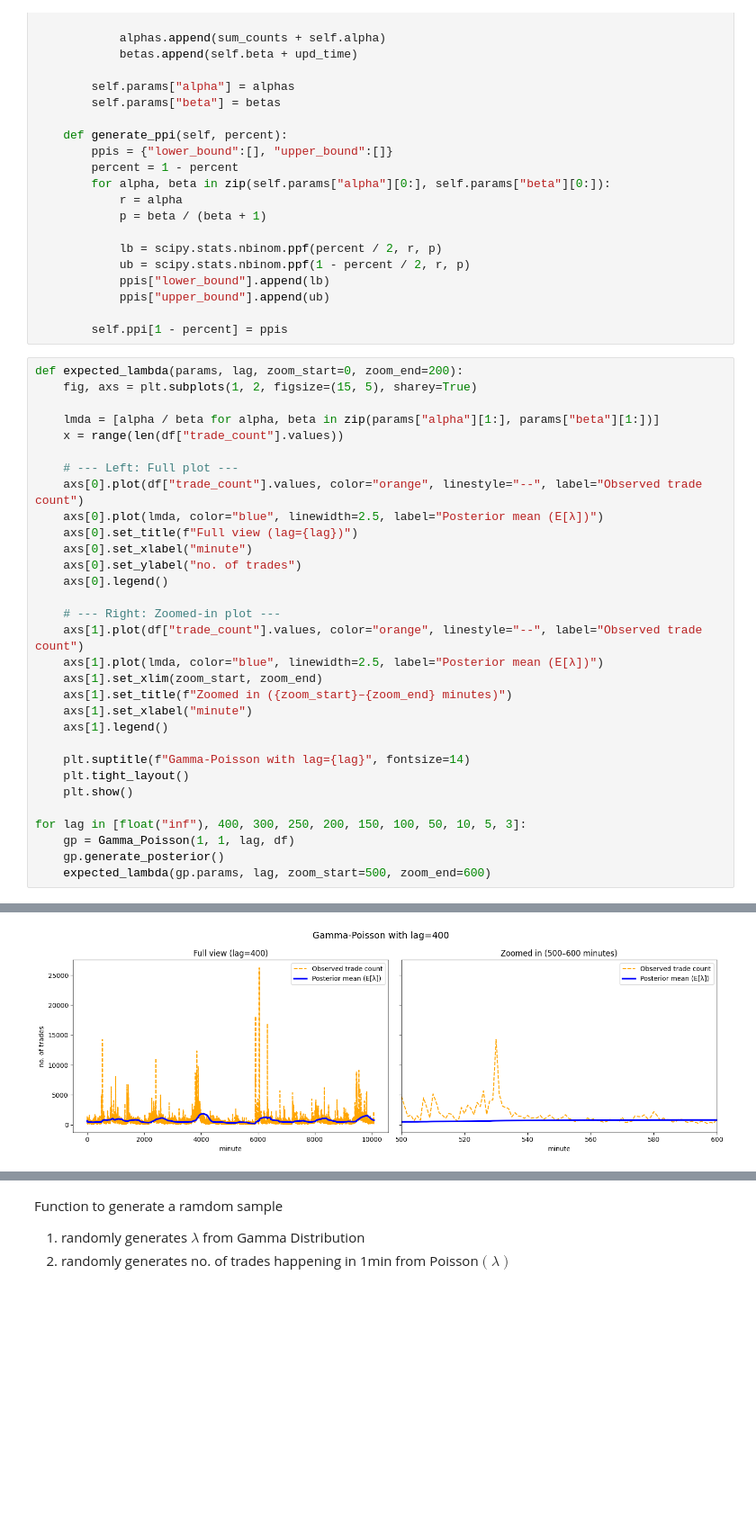
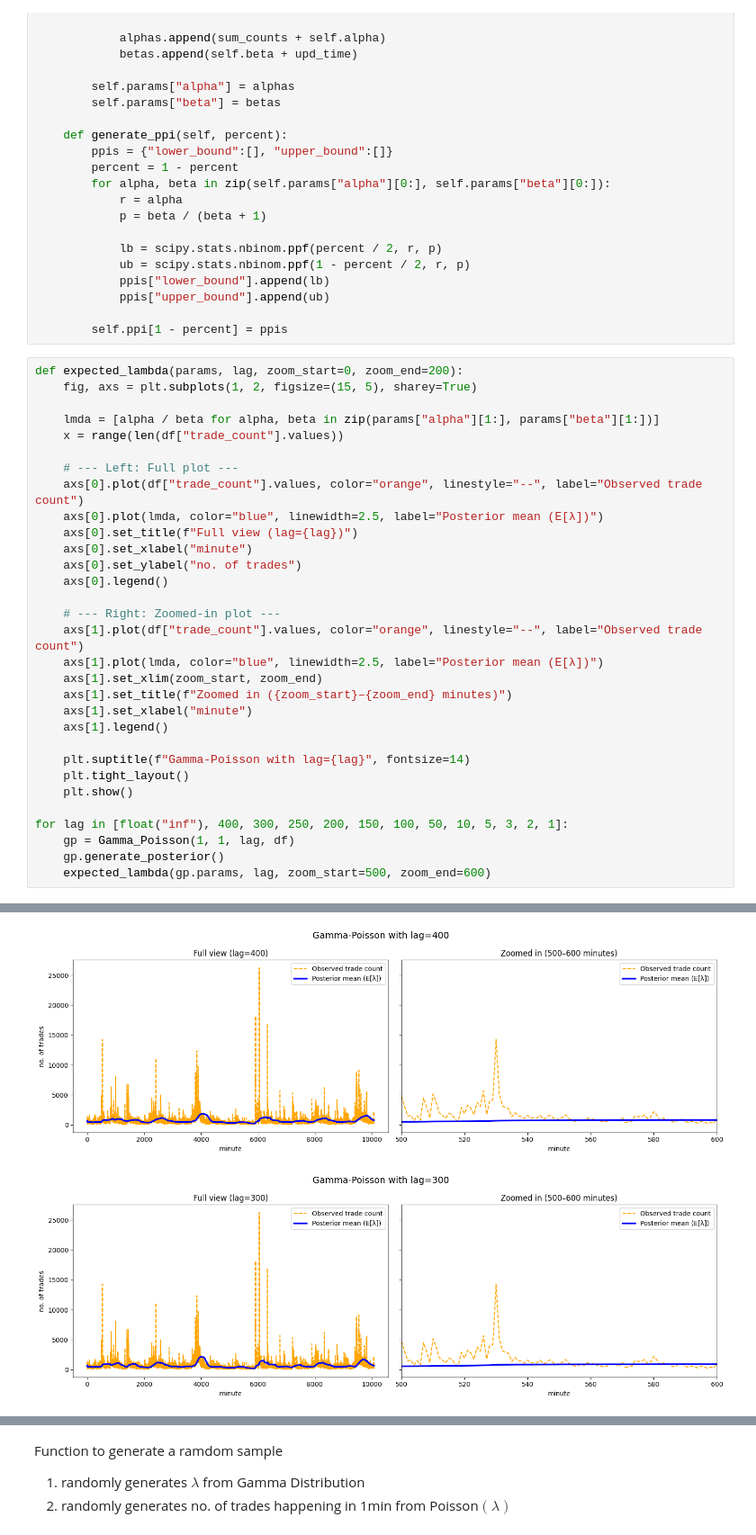
Before and after one commit to Zen-Nightshade/Crypto-Trade-Analysis, a Jupyter notebook: notebooks/Count_Bayesian_Modeling.ipynb, the cells around one changed output, grey strips where cells are left out. Shown at 90% size. Cells and saved outputs as stored; diff of their text form; blank space fills up the shorter version.

Commit message:
Updated plots

```diff
--- a/notebooks/Count_Bayesian_Modeling.ipynb
+++ b/notebooks/Count_Bayesian_Modeling.ipynb
@@ -142,31 +142,32 @@ def expected_lambda(params, lag, zoom_start=0, zoom_end=200):
 
     lmda = [alpha / beta for alpha, beta in zip(params["alpha"][1:], params["beta"][1:])]
     x = range(len(df["trade_count"].values))
 
     # --- Left: Full plot ---
     axs[0].plot(df["trade_count"].values, color="orange", linestyle="--", label="Observed trade count")
     axs[0].plot(lmda, color="blue", linewidth=2.5, label="Posterior mean (E[λ])")
     axs[0].set_title(f"Full view (lag={lag})")
     axs[0].set_xlabel("minute")
     axs[0].set_ylabel("no. of trades")
     axs[0].legend()
 
     # --- Right: Zoomed-in plot ---
     axs[1].plot(df["trade_count"].values, color="orange", linestyle="--", label="Observed trade count")
     axs[1].plot(lmda, color="blue", linewidth=2.5, label="Posterior mean (E[λ])")
     axs[1].set_xlim(zoom_start, zoom_end)
     axs[1].set_title(f"Zoomed in ({zoom_start}–{zoom_end} minutes)")
     axs[1].set_xlabel("minute")
     axs[1].legend()
 
     plt.suptitle(f"Gamma-Poisson with lag={lag}", fontsize=14)
     plt.tight_layout()
     plt.show()
 
-for lag in [float("inf"), 400, 300, 250, 200, 150, 100, 50, 10, 5, 3]:
+for lag in [float("inf"), 400, 300, 250, 200, 150, 100, 50, 10, 5, 3, 2, 1]:
     gp = Gamma_Poisson(1, 1, lag, df)
     gp.generate_posterior()
     expected_lambda(gp.params, lag, zoom_start=500, zoom_end=600)
 # %% [output]
 [figure]
 [figure]
+[figure, added]
```
Also changed, not shown: parts of 1 cell of this notebook.
